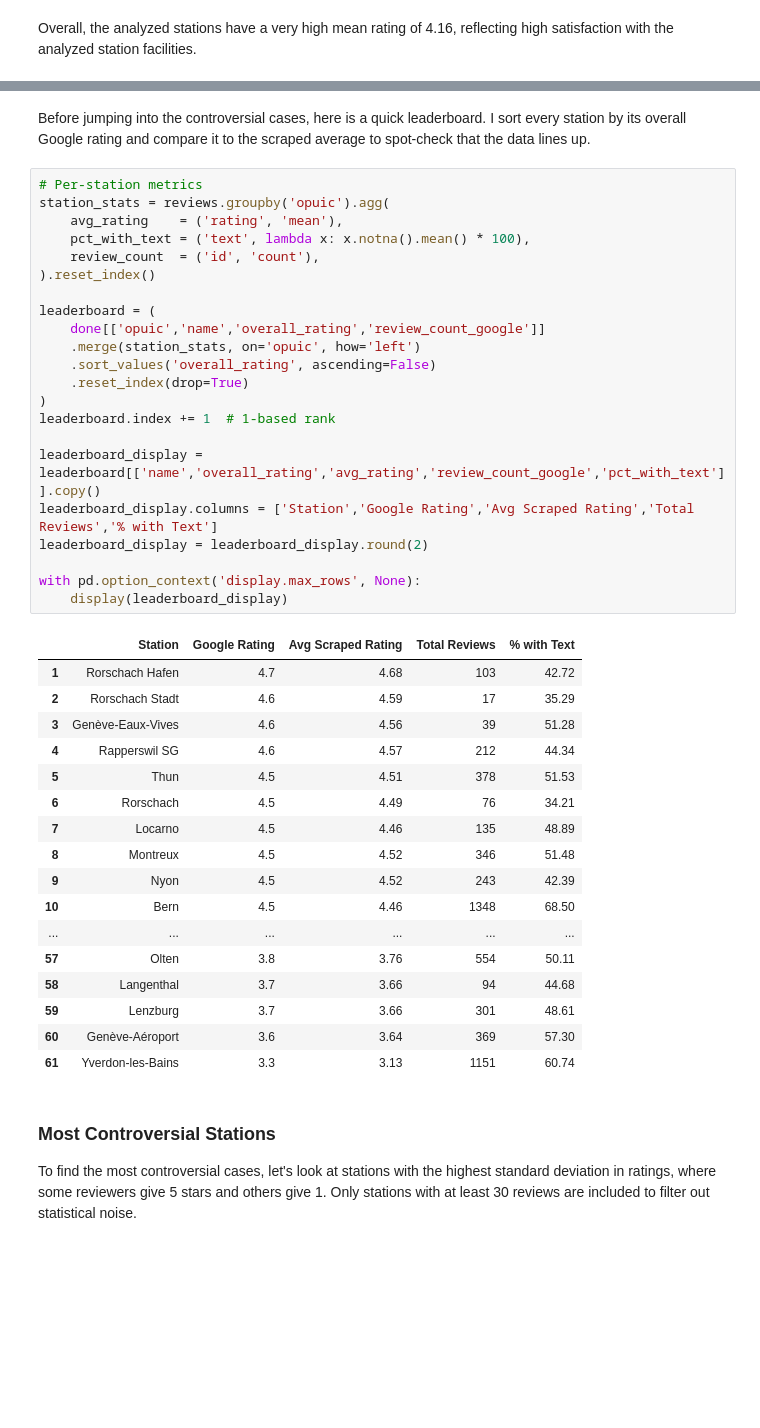
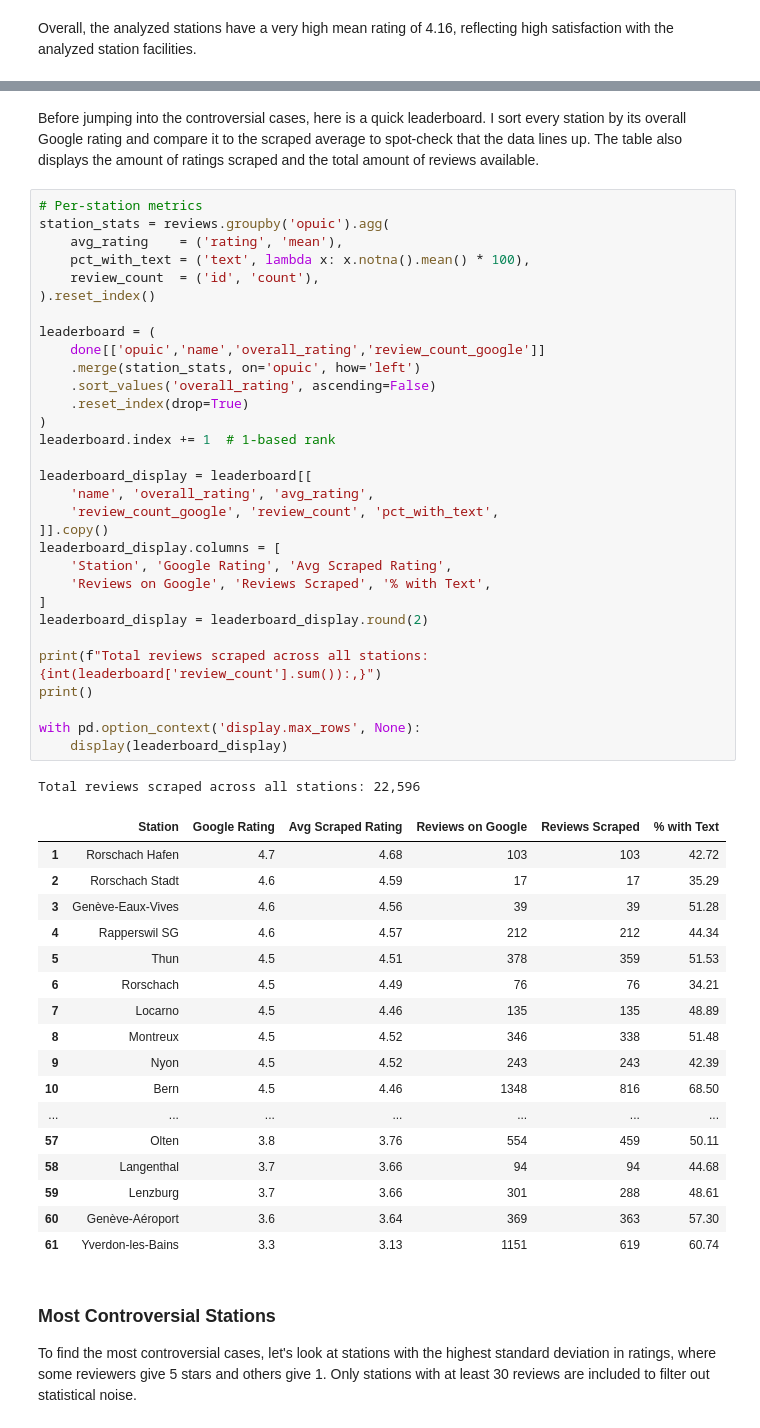
Before and after one commit to miniatureseal/sbb-train-station-analysis, a Jupyter notebook: notebooks/station_reviews.ipynb, the cells around one changed output, grey strips where cells are left out. Cells and saved outputs as stored; diff of their text form; blank space fills up the shorter version.

Commit message:
Minor notebook text changes

```diff
--- a/notebooks/station_reviews.ipynb
+++ b/notebooks/station_reviews.ipynb
@@ -294,47 +297,57 @@ fig.show()
 # %% [output]
 [interactive output not drawn]
 # %% [markdown]
-Before jumping into the controversial cases, here is a quick leaderboard. I sort every station by its overall Google rating and compare it to the scraped average to spot-check that the data lines up.
+Before jumping into the controversial cases, here is a quick leaderboard. I sort every station by its overall Google rating and compare it to the scraped average to spot-check that the data lines up. The table also displays the amount of ratings scraped and the total amount of reviews available.
 # %%
 # Per-station metrics
 station_stats = reviews.groupby('opuic').agg(
     avg_rating    = ('rating', 'mean'),
     pct_with_text = ('text', lambda x: x.notna().mean() * 100),
     review_count  = ('id', 'count'),
 ).reset_index()
 
 leaderboard = (
     done[['opuic','name','overall_rating','review_count_google']]
     .merge(station_stats, on='opuic', how='left')
     .sort_values('overall_rating', ascending=False)
     .reset_index(drop=True)
 )
 leaderboard.index += 1  # 1-based rank
 
-leaderboard_display = leaderboard[['name','overall_rating','avg_rating','review_count_google','pct_with_text']].copy()
-leaderboard_display.columns = ['Station','Google Rating','Avg Scraped Rating','Total Reviews','% with Text']
+leaderboard_display = leaderboard[[
+    'name', 'overall_rating', 'avg_rating',
+    'review_count_google', 'review_count', 'pct_with_text',
+]].copy()
+leaderboard_display.columns = [
+    'Station', 'Google Rating', 'Avg Scraped Rating',
+    'Reviews on Google', 'Reviews Scraped', '% with Text',
+]
 leaderboard_display = leaderboard_display.round(2)
+
+print(f"Total reviews scraped across all stations: {int(leaderboard['review_count'].sum()):,}")
+print()
 
 with pd.option_context('display.max_rows', None):
     display(leaderboard_display)
 # %% [output]
+Total reviews scraped across all stations: 22,596
-|  | Station | Google Rating | Avg Scraped Rating | Total Reviews | % with Text |
-| 1 | Rorschach Hafen | 4.7 | 4.68 | 103 | 42.72 |
-| 2 | Rorschach Stadt | 4.6 | 4.59 | 17 | 35.29 |
-| 3 | Genève-Eaux-Vives | 4.6 | 4.56 | 39 | 51.28 |
-| 4 | Rapperswil SG | 4.6 | 4.57 | 212 | 44.34 |
-| 5 | Thun | 4.5 | 4.51 | 378 | 51.53 |
-| 6 | Rorschach | 4.5 | 4.49 | 76 | 34.21 |
-| 7 | Locarno | 4.5 | 4.46 | 135 | 48.89 |
-| 8 | Montreux | 4.5 | 4.52 | 346 | 51.48 |
-| 9 | Nyon | 4.5 | 4.52 | 243 | 42.39 |
-| 10 | Bern | 4.5 | 4.46 | 1348 | 68.50 |
-| ... | ... | ... | ... | ... | ... |
-| 57 | Olten | 3.8 | 3.76 | 554 | 50.11 |
-| 58 | Langenthal | 3.7 | 3.66 | 94 | 44.68 |
-| 59 | Lenzburg | 3.7 | 3.66 | 301 | 48.61 |
-| 60 | Genève-Aéroport | 3.6 | 3.64 | 369 | 57.30 |
-| 61 | Yverdon-les-Bains | 3.3 | 3.13 | 1151 | 60.74 |
+|  | Station | Google Rating | Avg Scraped Rating | Reviews on Google | Reviews Scraped | % with Text |
+| 1 | Rorschach Hafen | 4.7 | 4.68 | 103 | 103 | 42.72 |
+| 2 | Rorschach Stadt | 4.6 | 4.59 | 17 | 17 | 35.29 |
+| 3 | Genève-Eaux-Vives | 4.6 | 4.56 | 39 | 39 | 51.28 |
+| 4 | Rapperswil SG | 4.6 | 4.57 | 212 | 212 | 44.34 |
+| 5 | Thun | 4.5 | 4.51 | 378 | 359 | 51.53 |
+| 6 | Rorschach | 4.5 | 4.49 | 76 | 76 | 34.21 |
+| 7 | Locarno | 4.5 | 4.46 | 135 | 135 | 48.89 |
+| 8 | Montreux | 4.5 | 4.52 | 346 | 338 | 51.48 |
+| 9 | Nyon | 4.5 | 4.52 | 243 | 243 | 42.39 |
+| 10 | Bern | 4.5 | 4.46 | 1348 | 816 | 68.50 |
+| ... | ... | ... | ... | ... | ... | ... |
+| 57 | Olten | 3.8 | 3.76 | 554 | 459 | 50.11 |
+| 58 | Langenthal | 3.7 | 3.66 | 94 | 94 | 44.68 |
+| 59 | Lenzburg | 3.7 | 3.66 | 301 | 288 | 48.61 |
+| 60 | Genève-Aéroport | 3.6 | 3.64 | 369 | 363 | 57.30 |
+| 61 | Yverdon-les-Bains | 3.3 | 3.13 | 1151 | 619 | 60.74 |
 # %% [markdown]
 ### Most Controversial Stations
 
```
Also changed, not shown: parts of 39 cells of this notebook.
